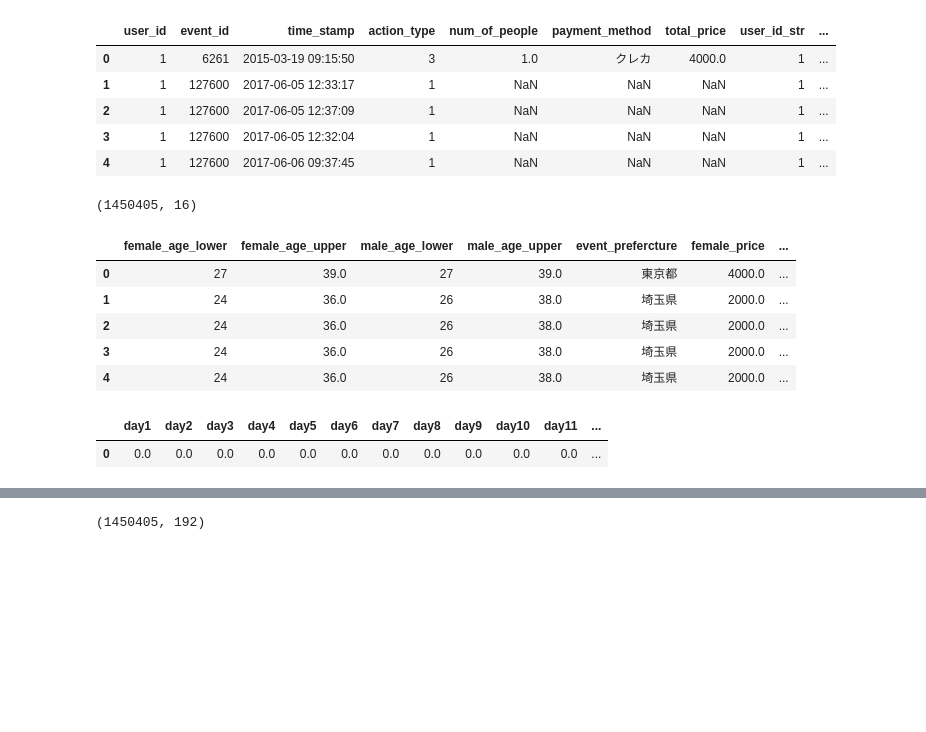
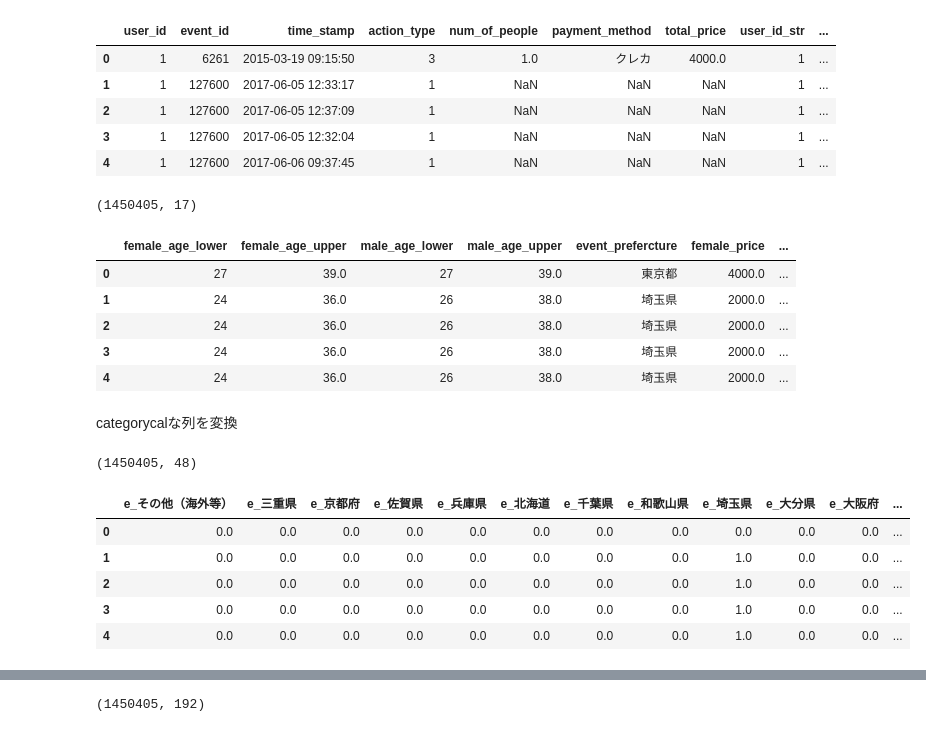
Before and after one commit to OhkaMLsemi/Machi_Kon, a Jupyter notebook: lightGBM.ipynb, the cells around one changed output, grey strips where cells are left out. Saved outputs shown, nothing was run; the diff lists cells and outputs as text; code cells hidden in the pictures; blank space fills up the shorter version.

```diff
--- a/lightGBM.ipynb
+++ b/lightGBM.ipynb
@@ -56,6 +56,7 @@ data.head()
 | 4 | 1 | 127600 | 2017-06-06 09:37:45 | 1 | NaN | NaN | NaN | 1 | ... |
 # %%
 data.loc[:,"event_date"] = pd.to_datetime(data["event_start_at"])
+data.loc[:,"event_year"] = data.loc[:,"event_date"].apply(lambda x:str(x.year))
 data.loc[:,"event_month"] = data.loc[:,"event_date"].apply(lambda x:str(x.month))
 data.loc[:,"event_day"] = data.loc[:,"event_date"].apply(lambda x:str(x.day))
 data.loc[:,"event_weekday"] = data.loc[:,"event_date"].apply(lambda x:str(x.dayofweek))
@@ -83,7 +84,7 @@ data.head()
 | 3 | 1 | 127600 | 2017-06-05 12:32:04 | 1 | NaN | NaN | NaN | 1 | ... |
 | 4 | 1 | 127600 | 2017-06-06 09:37:45 | 1 | NaN | NaN | NaN | 1 | ... |
 # %%
-features = ["female_age_lower","female_age_upper","male_age_lower","male_age_upper","event_prefercture","female_price","male_price","age", "gender", "user_prefecture", "event_month",
+features = ["female_age_lower","female_age_upper","male_age_lower","male_age_upper","event_prefercture","female_price","male_price","age", "gender", "user_prefecture","event_year", "event_month",
            "event_day","event_weekday", "event_hour", "user_year", "user_month"]
 target = ["action_type"]
 
@@ -93,18 +94,13 @@ X = data[features]
 print(X.shape)
 X.head()
 # %% [output]
-(1450405, 16)
+(1450405, 17)
 |  | female_age_lower | female_age_upper | male_age_lower | male_age_upper | event_prefercture | female_price | ... |
 | 0 | 27 | 39.0 | 27 | 39.0 | 東京都 | 4000.0 | ... |
 | 1 | 24 | 36.0 | 26 | 38.0 | 埼玉県 | 2000.0 | ... |
 | 2 | 24 | 36.0 | 26 | 38.0 | 埼玉県 | 2000.0 | ... |
 | 3 | 24 | 36.0 | 26 | 38.0 | 埼玉県 | 2000.0 | ... |
 | 4 | 24 | 36.0 | 26 | 38.0 | 埼玉県 | 2000.0 | ... |
-# %%
-day_dummying(31)
-# %% [output]
-|  | day1 | day2 | day3 | day4 | day5 | day6 | day7 | day8 | day9 | day10 | day11 | ... |
-| 0 | 0.0 | 0.0 | 0.0 | 0.0 | 0.0 | 0.0 | 0.0 | 0.0 | 0.0 | 0.0 | 0.0 | ... |
 # %%
 #categoricalな特徴をダミー化する
 #各特徴に専用の関数を作る
@@ -241,3 +257,18 @@ def prefecture_dummying(x):
     df.columns = column_name
 
     return df
+# %% [markdown]
+categorycalな列を変換
+# %%
+e_pre = prefecture_dummying(X["event_prefercture"])
+e_pre.columns = "e_" + e_pre.columns.values
+print(e_pre.shape)
+e_pre.head()
+# %% [output]
+(1450405, 48)
+|  | e_その他（海外等） | e_三重県 | e_京都府 | e_佐賀県 | e_兵庫県 | e_北海道 | e_千葉県 | e_和歌山県 | e_埼玉県 | e_大分県 | e_大阪府 | ... |
+| 0 | 0.0 | 0.0 | 0.0 | 0.0 | 0.0 | 0.0 | 0.0 | 0.0 | 0.0 | 0.0 | 0.0 | ... |
+| 1 | 0.0 | 0.0 | 0.0 | 0.0 | 0.0 | 0.0 | 0.0 | 0.0 | 1.0 | 0.0 | 0.0 | ... |
+| 2 | 0.0 | 0.0 | 0.0 | 0.0 | 0.0 | 0.0 | 0.0 | 0.0 | 1.0 | 0.0 | 0.0 | ... |
+| 3 | 0.0 | 0.0 | 0.0 | 0.0 | 0.0 | 0.0 | 0.0 | 0.0 | 1.0 | 0.0 | 0.0 | ... |
+| 4 | 0.0 | 0.0 | 0.0 | 0.0 | 0.0 | 0.0 | 0.0 | 0.0 | 1.0 | 0.0 | 0.0 | ... |
```
Also changed, not shown: parts of 12 cells of this notebook.
